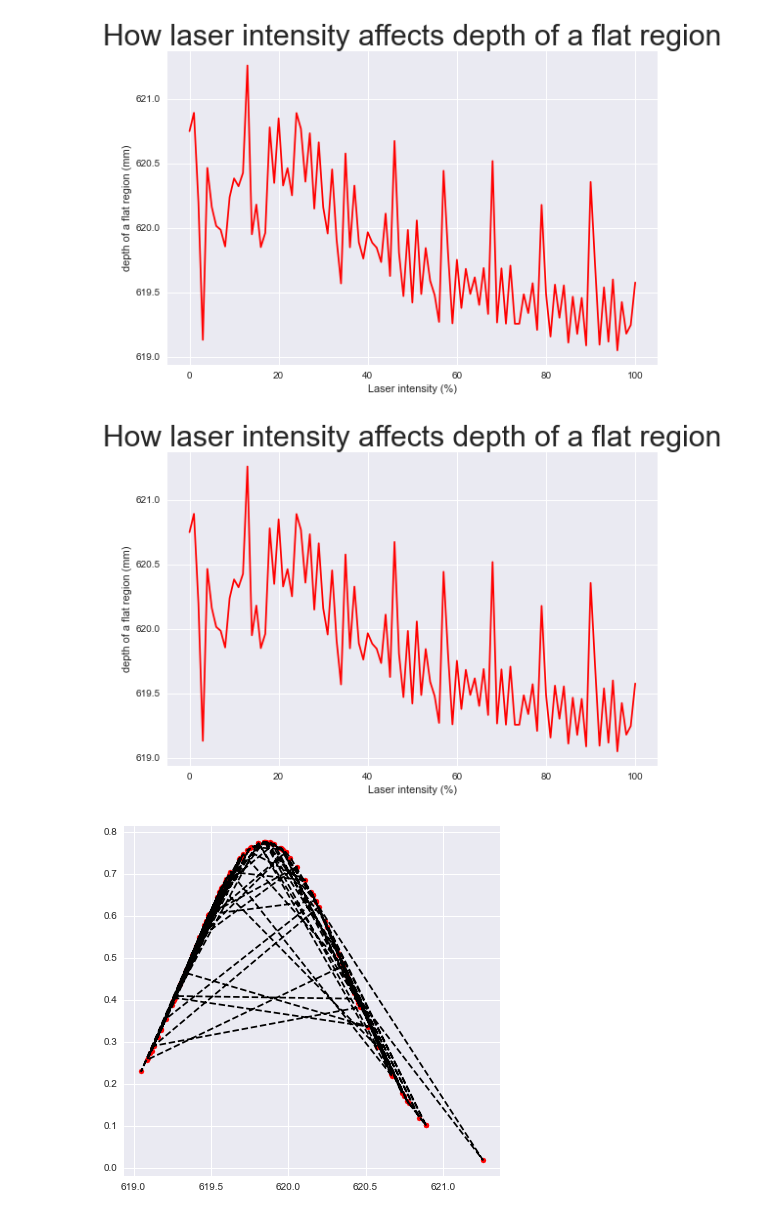
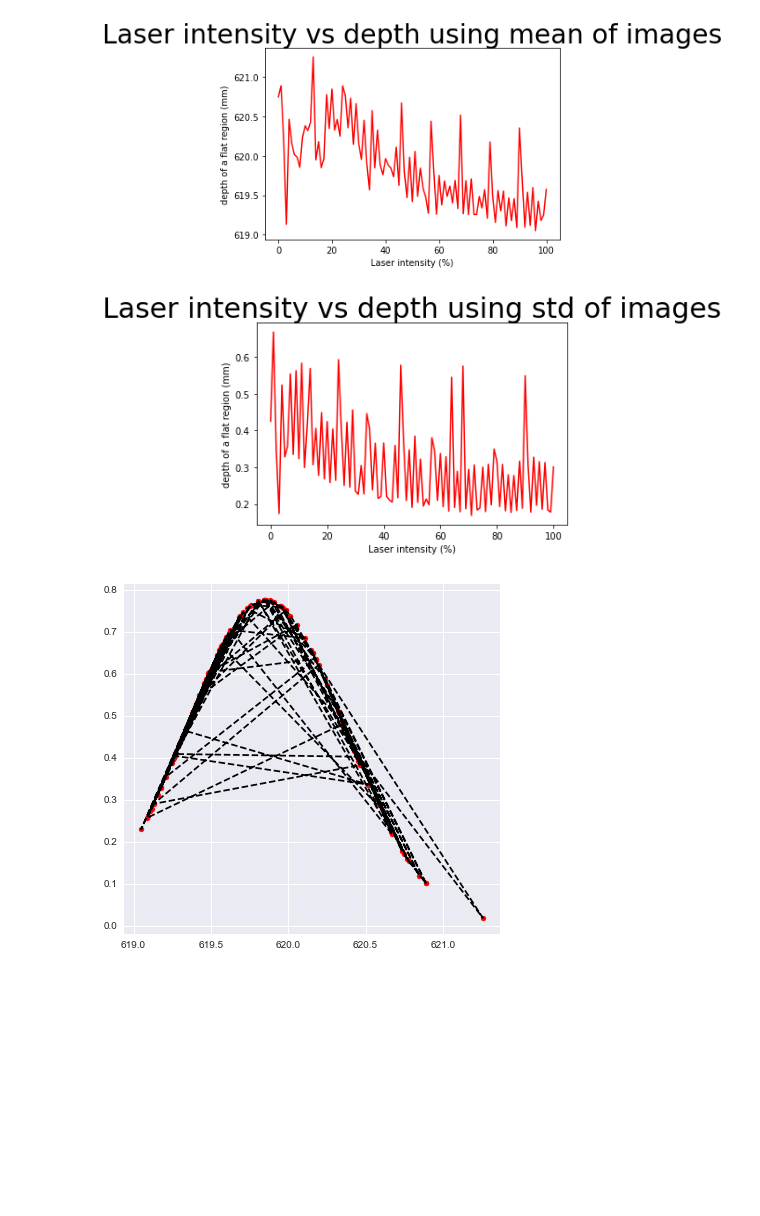
Before and after one commit to vstadnytskyi/intel-realsense-devices, a Jupyter notebook: intel_realsense_devices/higher_applications/finding_depth.ipynb, the cells around one changed output. Cells and saved outputs as stored; diff of their text form; code cells hidden in the pictures; blank space fills up the shorter version.

```diff
--- a/intel_realsense_devices/higher_applications/finding_depth.ipynb
+++ b/intel_realsense_devices/higher_applications/finding_depth.ipynb
@@ -145,6 +144,7 @@ def std_ignore(arr, axis, ignore = 0):
 # depth_dict = load_from_file("depth_dict")
 mean_images = []
 std_images = []
+last_image = None
 # iterate over the images in the depth dict
 for key, images in depth_dict.items():
     mean_img = mean_ignore(images, axis = 0) # find the non-zero mean of the 30 photos in each data set
@@ -152,29 +152,34 @@ for key, images in depth_dict.items():
 
     std_img = std_ignore(images, axis = 0)
     std_img = std_img[200:300,200:300]*.25
+    last_image = std_img
+
+    plt.figure()
+    plt.imshow(std_img)
+    plt.colorbar()
 
     non_zero_mean = nanmean(mean_img) # find the non zero avg depth of each pixel in mean_img
-    non_zero_std = nanmean(mean_img)
+    non_zero_std = nanmean(std_img)
 
     mean_images.append(non_zero_mean) # append the avg distance to a list
     std_images.append(non_zero_std)
 # %%
 laser_intensity = [i for i in range(len(mean_images))]
 
-plt.title(label="How laser intensity affects depth of a flat region",
+plt.title(label="Laser intensity vs depth using mean of images",
           fontsize=30)
 
 plt.xlabel("Laser intensity (%)")
 plt.ylabel("depth of a flat region (mm)")
 
 plt.plot(laser_intensity, mean_images, color="red")
 plt.show()
 # %% [output]
-[figure, old version]
+[figure, new version]
 # %%
 laser_intensity = [i for i in range(len(mean_images))]
 
-plt.title(label="How laser intensity affects depth of a flat region",
+plt.title(label="Laser intensity vs depth using std of images",
           fontsize=30)
 
 plt.xlabel("Laser intensity (%)")
@@ -183,7 +188,7 @@ plt.ylabel("depth of a flat region (mm)")
 plt.plot(laser_intensity, std_images, color="red")
 plt.show()
 # %% [output]
-[figure, old version]
+[figure, new version]
 # %%
 def pdf(x):
     mean = np.mean(x)
```
Also changed, not shown: parts of 4 cells of this notebook, 1 other file.
